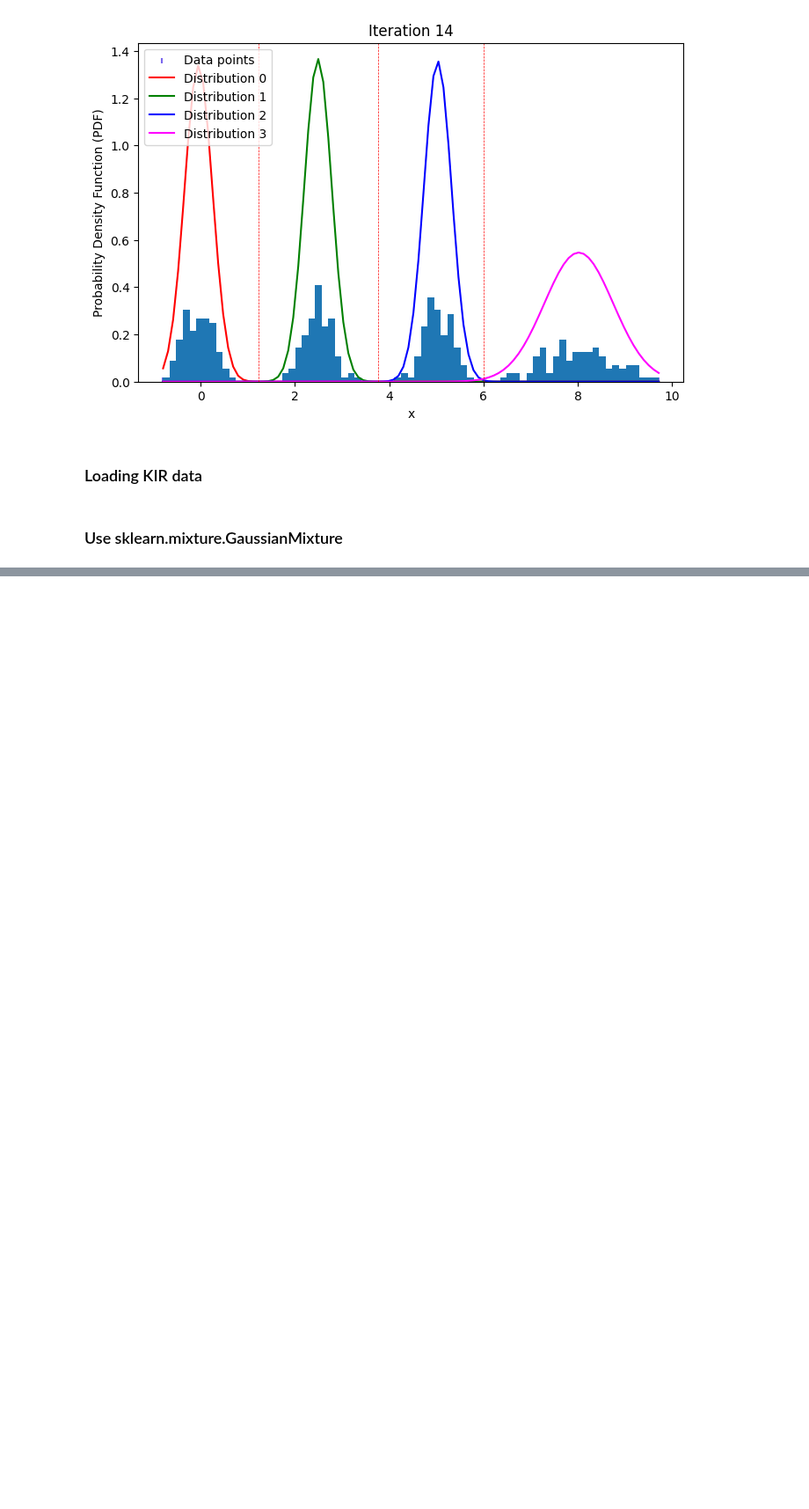
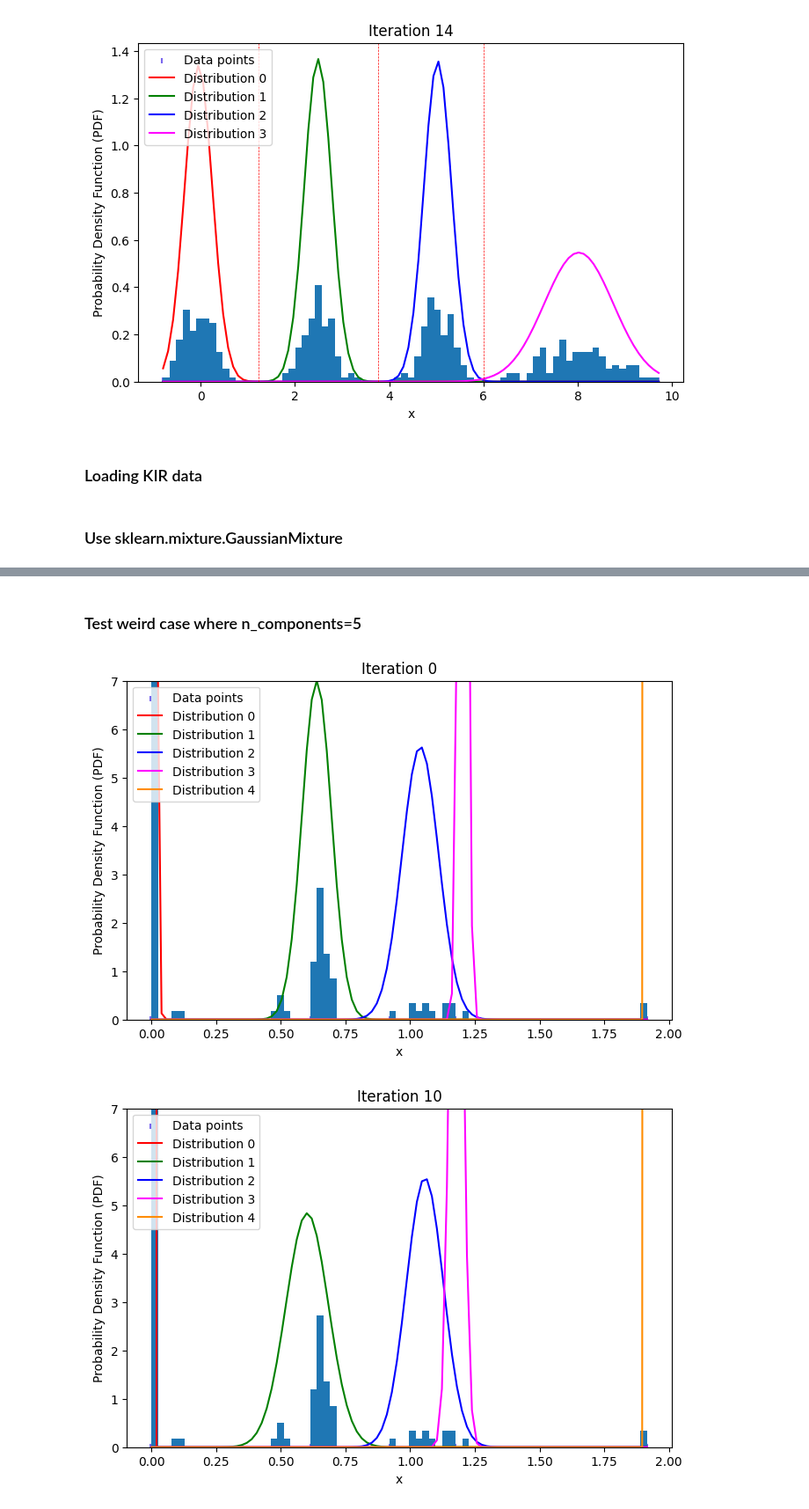
Before and after one commit to devitahalim/scie30001-project, a Jupyter notebook: notebooks/testGMM.ipynb, the cells around one changed output, grey strips where cells are left out. Shown at 88% size. Saved outputs shown, nothing was run; the diff lists cells and outputs as text; code cells hidden in the pictures; blank space fills up the shorter version.

```diff
--- a/notebooks/testGMM.ipynb
+++ b/notebooks/testGMM.ipynb
@@ -370,0 +207,9 @@ gauss.PlotGMM(KIR2DL3_data,new_em_KIR2DL3,10,t_KIR2DL3,7)
+# %% [markdown]
+### Test weird case where n_components=5
+# %%
+weird_em_2DS3,weird_pxj_2DS3=gauss.EMGMM_varconstraint(KIR2DS3_data,5,[])
+weird_t=gauss.findThreshold2(weird_em_2DS3)
+gauss.PlotGMM(KIR2DS3_data,weird_em_2DS3,10,weird_t,7)
+# %% [output]
+[figure, added]
+[figure, added]
```
Also changed, not shown: parts of 34 cells of this notebook, 1 other file.
